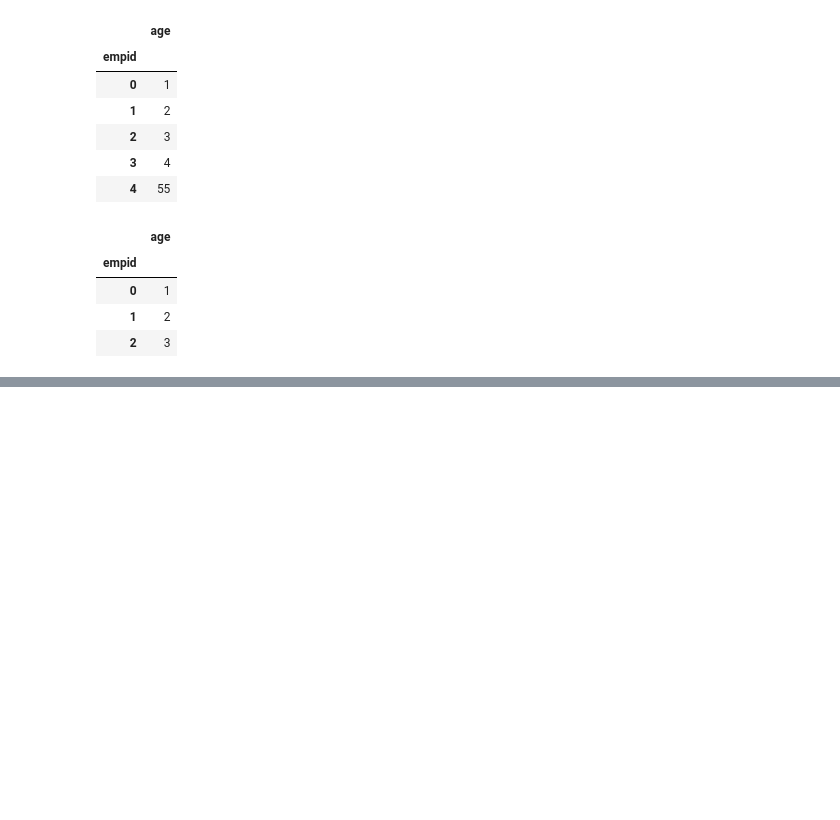
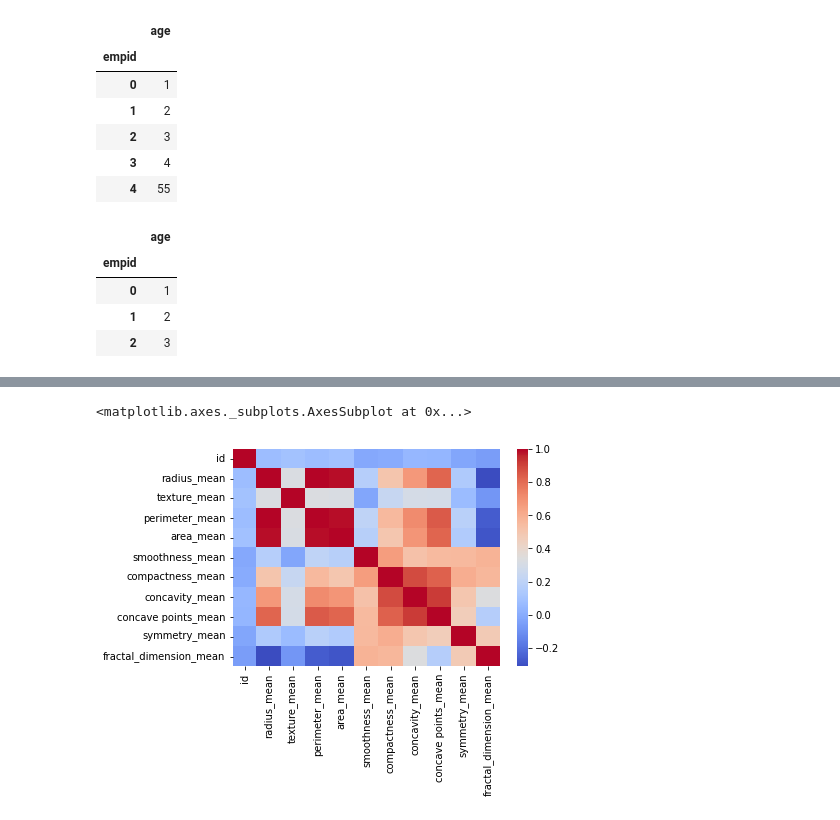
Before and after one commit to a-forty-two/diamler_17_jan, a Jupyter notebook: 01_Pandas.ipynb, the cells around one changed output, grey strips where cells are left out. Drawn from its saved outputs; the diff is of its cells as text; code cells hidden in the pictures; blank space fills up the shorter version.

```diff
--- a/01_Pandas.ipynb
+++ b/01_Pandas.ipynb
@@ -70,0 +77,2 @@ df.head(3)
+# %%
+data = pd.read_csv('https://raw.githubusercontent.com/a-forty-two/cylons/master/data.csv',header=0 )
@@ -70,0 +119,12 @@ df.head(3)
+# %%
+# just to visually understand our output we will take 10 cols instead of all
+cols_to_select = ['id', 'diagnosis', 'radius_mean', 'texture_mean', 'perimeter_mean',
+       'area_mean', 'smoothness_mean', 'compactness_mean', 'concavity_mean',
+       'concave points_mean', 'symmetry_mean', 'fractal_dimension_mean']
+# column selection in two ways:
+# by name
+# or by index
+# %%
+# .loc -> by location-> [rowfilters, col_names]
+df = data.loc[: , cols_to_select ]
+df.head(3)
@@ -70,0 +136,2 @@ df.head(3)
+# %%
+corrs = df.corr()
@@ -70,0 +153,6 @@ df.head(3)
+# %%
+import seaborn as sns
+sns.heatmap(corrs, cmap='coolwarm') # coolwarm-> blue and red color
+# %% [output]
+<matplotlib.axes._subplots.AxesSubplot at 0x...>
+[figure, added]
```
Also changed, not shown: parts of 11 cells of this notebook.
